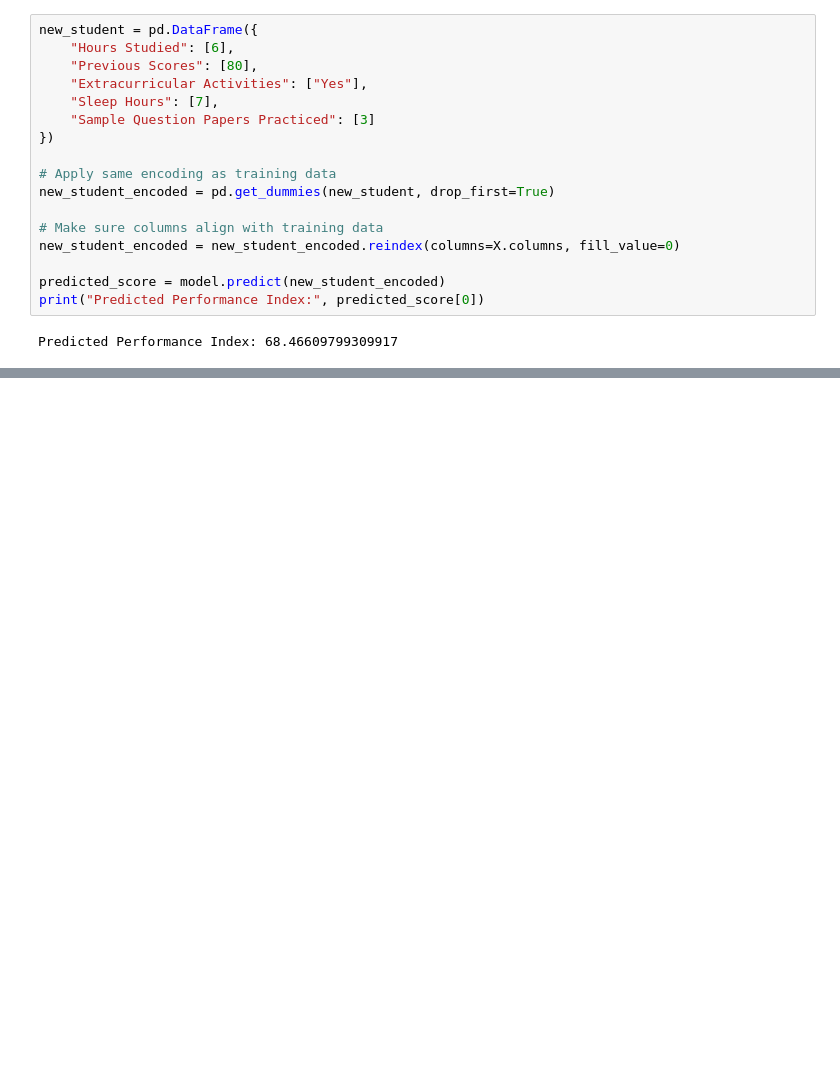
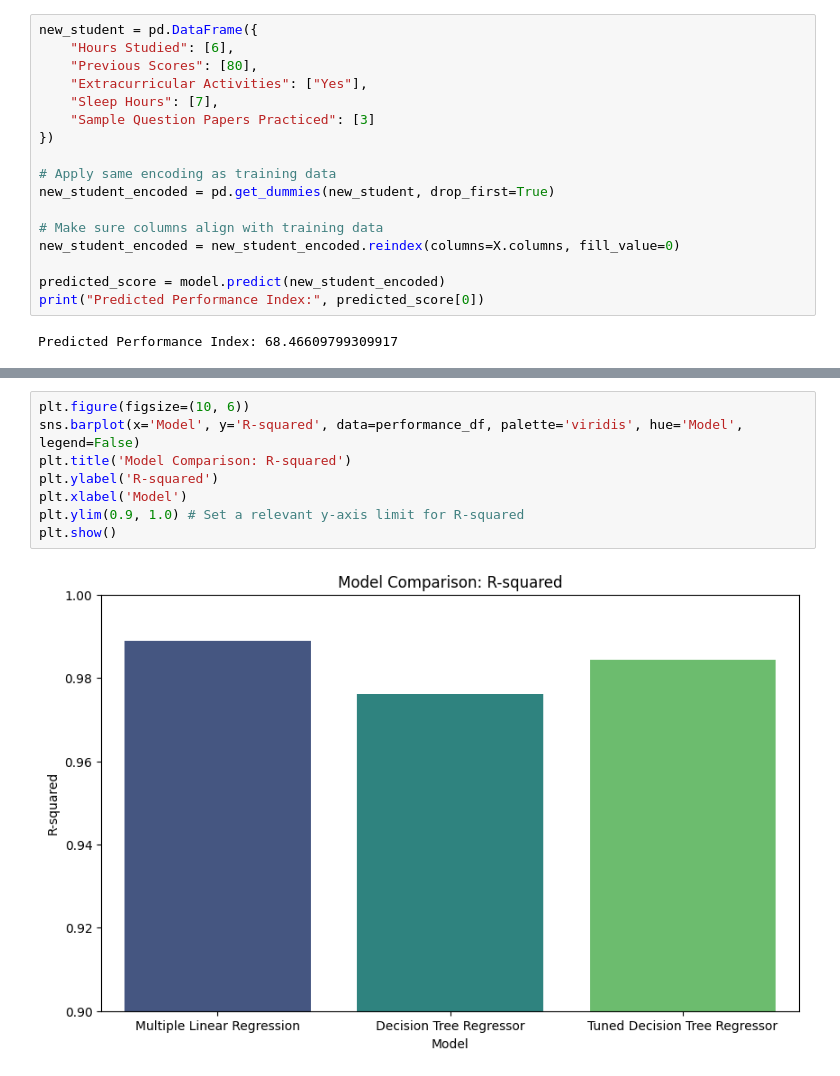
Before and after one commit to aumair472/machine_learning_session_1, a Jupyter notebook: machine_learning_01.ipynb, the cells around one changed output, grey strips where cells are left out. Cells and saved outputs as stored; diff of their text form; blank space fills up the shorter version.

```diff
--- a/machine_learning_01.ipynb
+++ b/machine_learning_01.ipynb
@@ -264,0 +403,10 @@ Predicted Performance Index: 68.46609799309917
+# %%
+plt.figure(figsize=(10, 6))
+sns.barplot(x='Model', y='R-squared', data=performance_df, palette='viridis', hue='Model', legend=False)
+plt.title('Model Comparison: R-squared')
+plt.ylabel('R-squared')
+plt.xlabel('Model')
+plt.ylim(0.9, 1.0) # Set a relevant y-axis limit for R-squared
+plt.show()
+# %% [output]
+[figure, added]
```
Also changed, not shown: parts of 9 cells of this notebook.
